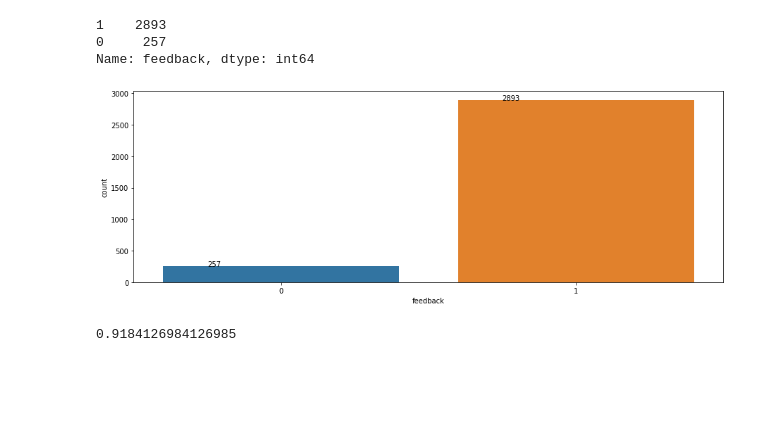
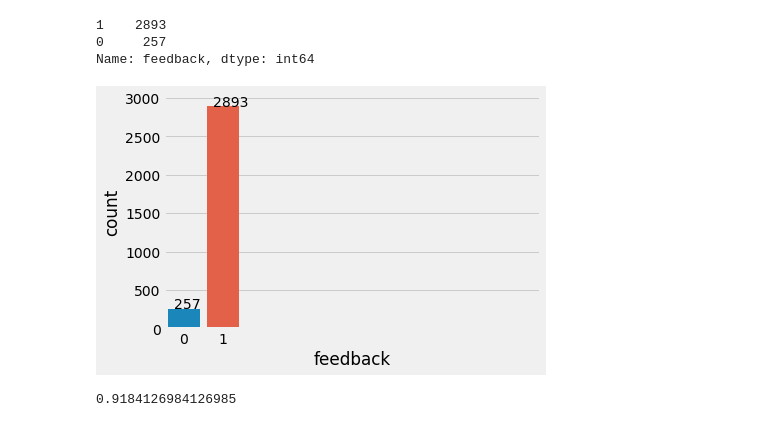
Before and after one commit to ambita20/Amazon_Alexa_Sentiment_Analysis, a Jupyter notebook: SentimentAnalysis_RandomForest _v2.ipynb, the cells around one changed output. Saved outputs shown, nothing was run; the diff lists cells and outputs as text; code cells hidden in the pictures; blank space fills up the shorter version.

```diff
--- a/SentimentAnalysis_RandomForest _v2.ipynb
+++ b/SentimentAnalysis_RandomForest _v2.ipynb
@@ -19,9 +19,11 @@ from sklearn.model_selection import train_test_split
 from sklearn.metrics import accuracy_score, f1_score, classification_report
 from sklearn.metrics import classification_report, roc_auc_score, confusion_matrix, average_precision_score
 #import en_core_web_sm
+
+plt.style.use('fivethirtyeight')
 # %%
 #reading file
-df=pd.read_csv("amazon_alexa.tsv",sep="\t")
+df=pd.read_csv("amazon_alexa.tsv",sep="\t",encoding="ISO-8859-1")
 df.head()
 # %% [output]
 |  | rating | date | variation | verified_reviews | feedback |
@@ -77,14 +79,15 @@ df['feedback'].value_counts()
 0     257
 Name: feedback, dtype: int64
 # %%
-plt.figure(figsize=(15,5))
+#plt.figure(figsize=(15,5))
 ax=sns.countplot(data=df,x='feedback');
 #for p, label in zip(ax.patches, df["feedback"].value_counts().index):
  #   ax.annotate(label, (p.get_x()+0.375, p.get_height()+0.15))
+ax.set_xticks(np.arange(10))
 for p in ax.patches:
     ax.annotate('{:.0f}'.format(p.get_height()), (p.get_x()+0.15, p.get_height()+1))
 # %% [output]
-[figure, old version]
+[figure, new version]
 # %%
 df['feedback'].mean()
 # %% [output]
```
Also changed, not shown: parts of 3 cells of this notebook.
